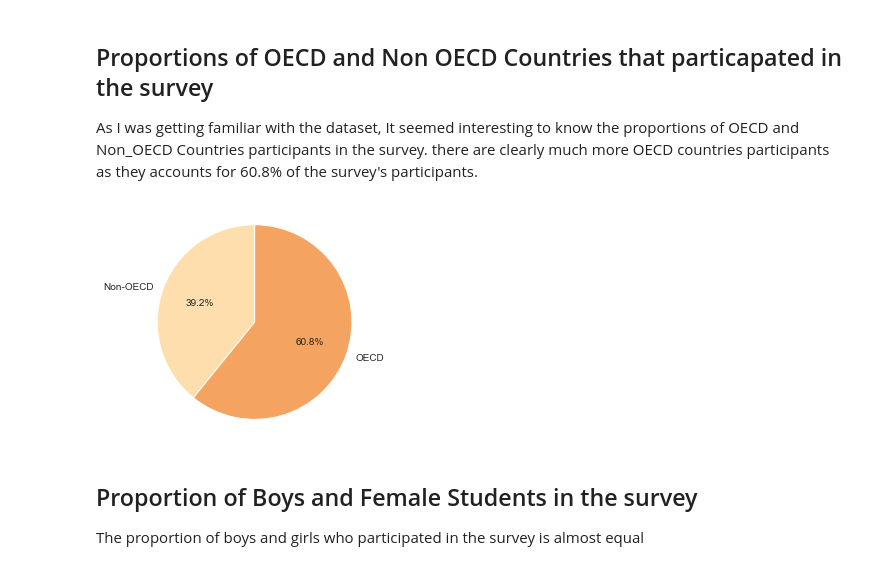
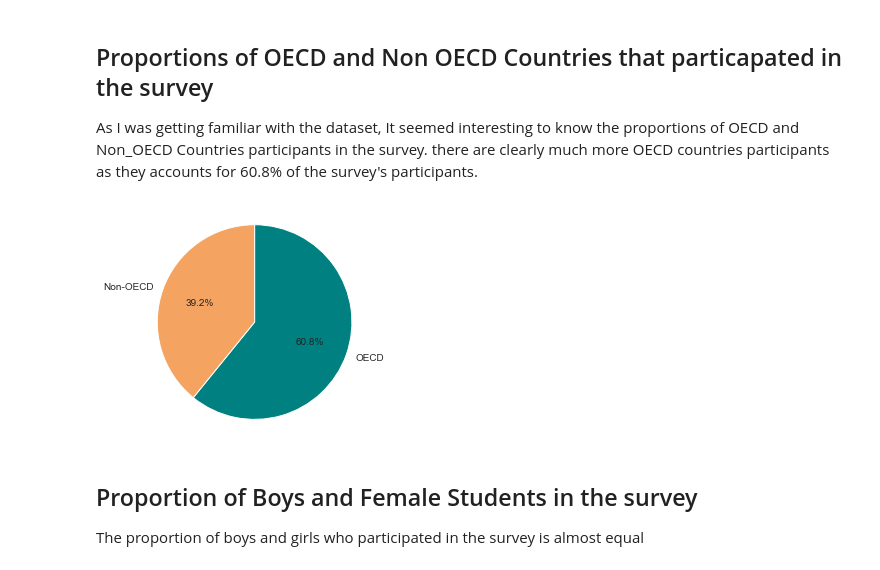
Before and after one commit to gwizamaryse/communicate-data-finding, a Jupyter notebook: exploration_PISA.ipynb, the cells around one changed output. Drawn from its saved outputs; the diff is of its cells as text; code cells hidden in the pictures.

```diff
--- a/exploration_PISA.ipynb
+++ b/exploration_PISA.ipynb
@@ -244,12 +244,12 @@ As I was getting familiar with the dataset, It seemed interesting to know the pr
 # %%
 # code for the pie chart seen above
 sorted_counts = df_cognition['OECD'].value_counts()
-colors = ['#F4A460','#FFDEAD']
+colors = ['#008080', '#F4A460']
 plt.pie(sorted_counts, labels = sorted_counts.index, startangle = 90,autopct='%1.1f%%',colors=colors,
         counterclock = False);
 plt.axis('square');
 # %% [output]
-[figure, old version]
+[figure, new version]
 # %% [markdown]
 ## Proportion of Boys and Female Students in the survey
 The proportion of boys and girls who participated in the survey is almost equal
```
Also changed, not shown: parts of 14 cells of this notebook.
